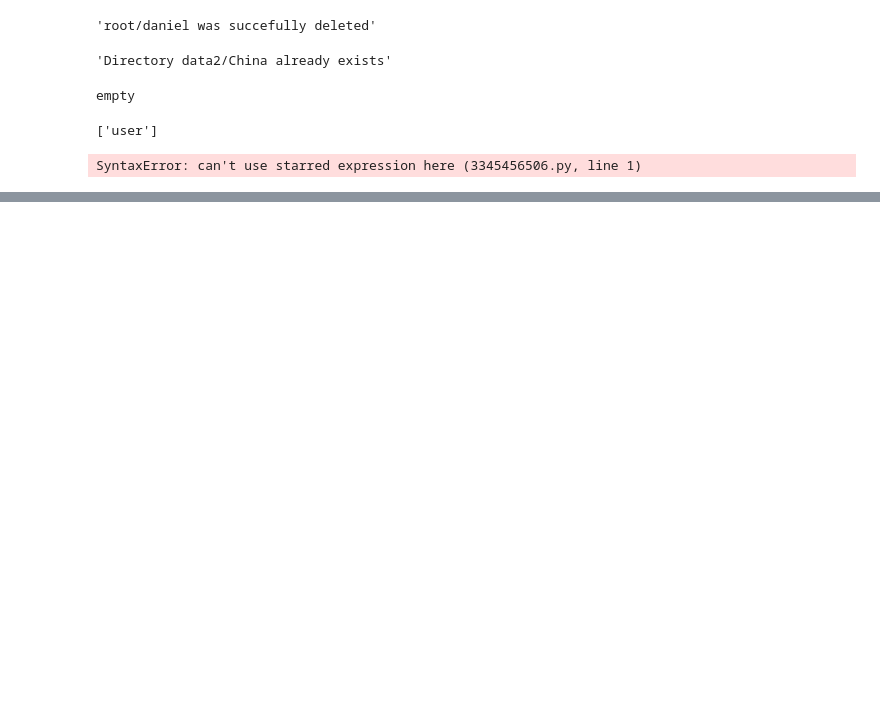
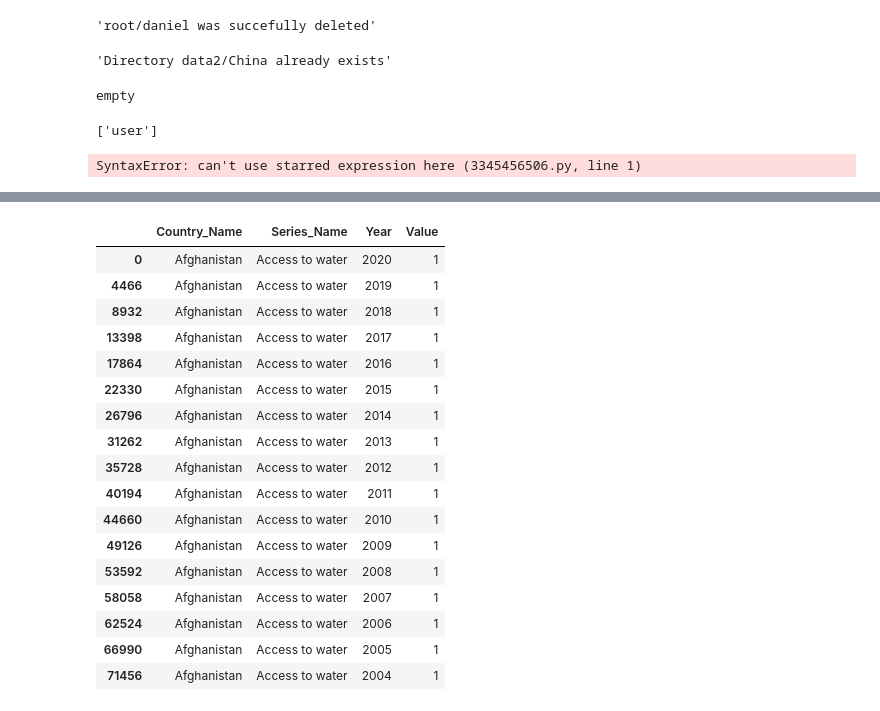
Before and after one commit to DanielDaCosta/distributed-file-system, a Jupyter notebook: tools.ipynb, the cells around one changed output, grey strips where cells are left out. Cells and saved outputs as stored; diff of their text form; code cells hidden in the pictures; blank space fills up the shorter version.

```diff
--- a/tools.ipynb
+++ b/tools.ipynb
@@ -126,0 +273,24 @@ TypeError: func1() missing 1 required positional argument: 'c'
+# %%
+df_melted.loc[(df_melted.Country_Name == 'Afghanistan')
+        & (df_melted.Series_Name == 'Access to water')
+        & (df_melted.Year >= 2000)
+        & (df_melted.Year <= 2020)]
+# %% [output]
+|  | Country_Name | Series_Name | Year | Value |
+| 0 | Afghanistan | Access to water | 2020 | 1 |
+| 4466 | Afghanistan | Access to water | 2019 | 1 |
+| 8932 | Afghanistan | Access to water | 2018 | 1 |
+| 13398 | Afghanistan | Access to water | 2017 | 1 |
+| 17864 | Afghanistan | Access to water | 2016 | 1 |
+| 22330 | Afghanistan | Access to water | 2015 | 1 |
+| 26796 | Afghanistan | Access to water | 2014 | 1 |
+| 31262 | Afghanistan | Access to water | 2013 | 1 |
+| 35728 | Afghanistan | Access to water | 2012 | 1 |
+| 40194 | Afghanistan | Access to water | 2011 | 1 |
+| 44660 | Afghanistan | Access to water | 2010 | 1 |
+| 49126 | Afghanistan | Access to water | 2009 | 1 |
+| 53592 | Afghanistan | Access to water | 2008 | 1 |
+| 58058 | Afghanistan | Access to water | 2007 | 1 |
+| 62524 | Afghanistan | Access to water | 2006 | 1 |
+| 66990 | Afghanistan | Access to water | 2005 | 1 |
+| 71456 | Afghanistan | Access to water | 2004 | 1 |
```
Also changed, not shown: parts of 17 cells of this notebook, 11 other files.
